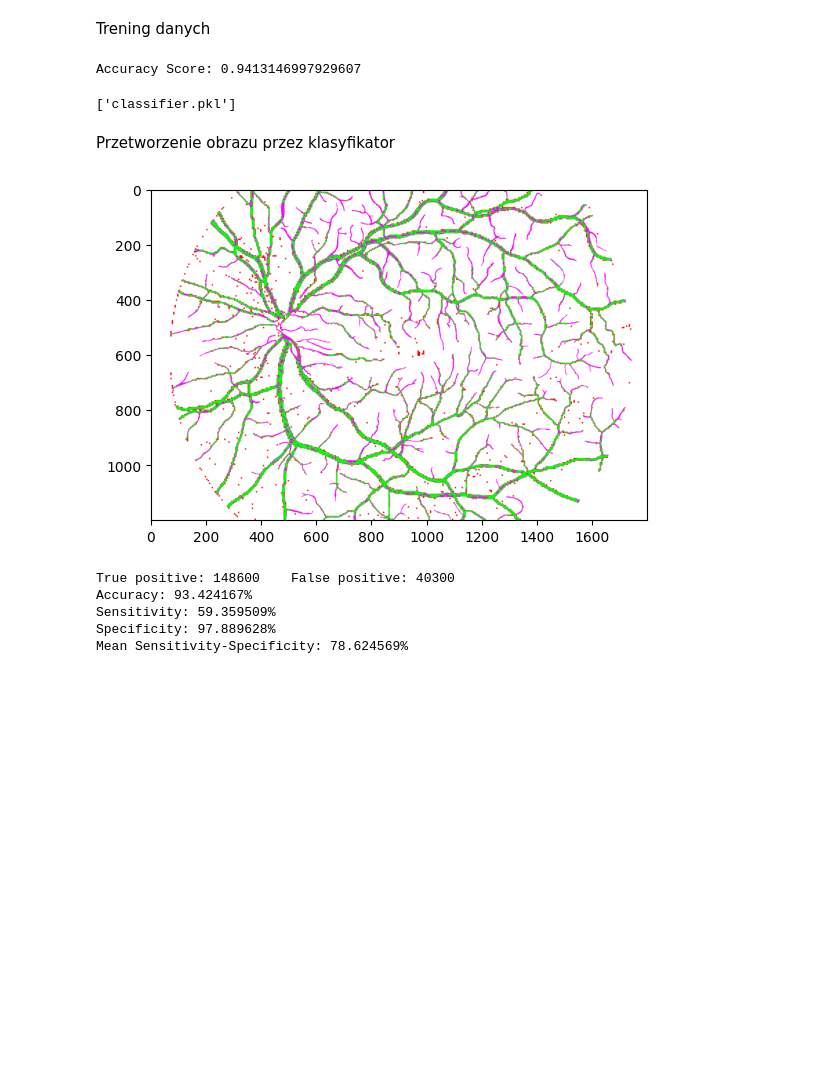
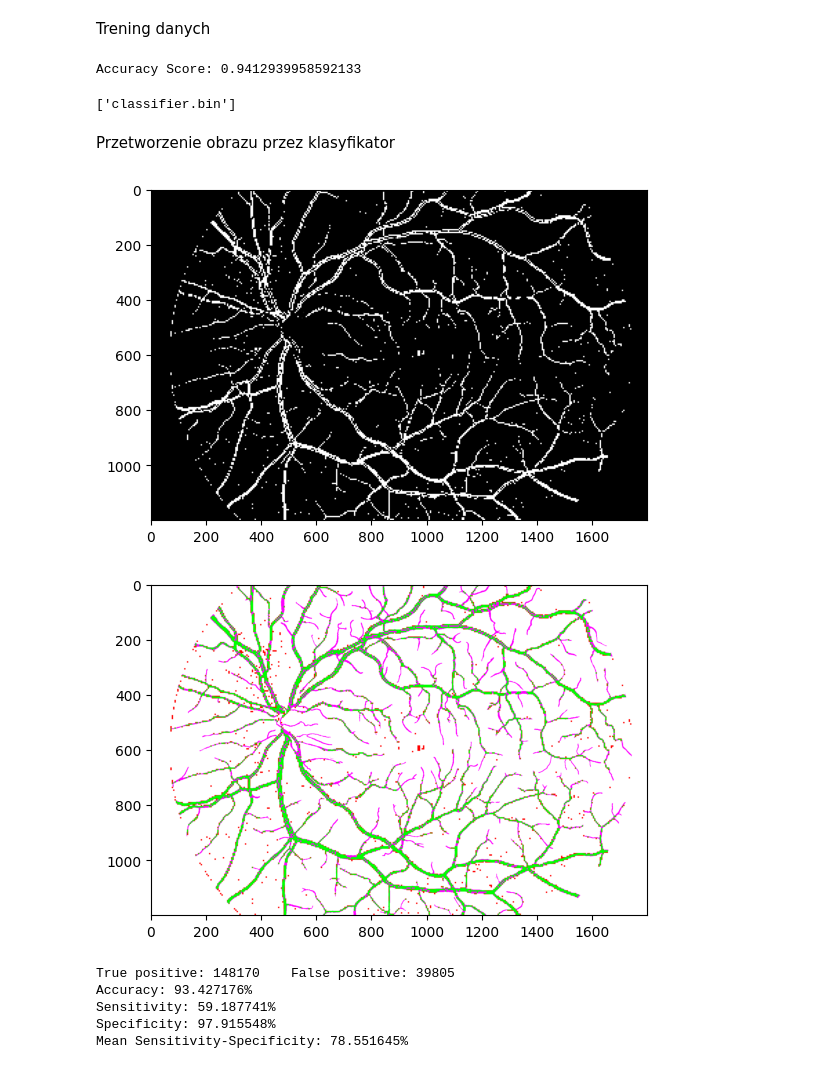
Before and after one commit to kaoiks/iwm_eye, a Jupyter notebook: iwm_eye.ipynb, the cells around one changed output. Saved outputs shown, nothing was run; the diff lists cells and outputs as text; code cells hidden in the pictures; blank space fills up the shorter version.

```diff
--- a/iwm_eye.ipynb
+++ b/iwm_eye.ipynb
@@ -214,14 +214,14 @@ accuracy_result = accuracy_score(y_test, y_predicted)
 print(f"Accuracy Score: {accuracy_result}")
 
 joblib.dump(scaler, 'scaler.bin', compress=3)
-joblib.dump(classifier, 'classifier.pkl', compress=3)
+joblib.dump(classifier, 'classifier.bin', compress=3)
 # %% [output]
-Accuracy Score: 0.9413146997929607
+Accuracy Score: 0.9412939958592133
-['classifier.pkl']
+['classifier.bin']
 # %% [markdown]
 Przetworzenie obrazu przez klasyfikator
 # %%
-classifier = joblib.load('classifier.pkl')
+classifier = joblib.load('classifier.bin')
 scaler = joblib.load('scaler.bin')
 
 image_number = "12"
@@ -256,36 +256,41 @@ x_test_transformed = scaler.transform(image_dataset)
 
 predicted_image = classifier.predict(x_test_transformed)
 
 height, width, channels = image_2.shape
 new_image = np.zeros((height, width ))
 
 for x in range(0, height, 5):
     for y in range(0, width, 5):
         new_image[x:x+5, y:y+5] = predicted_image[0]
         predicted_image = predicted_image[1:]
 
 
 normalized_image = (new_image / np.max(new_image)) * 255
 
 pil_image = Image.fromarray(normalized_image)
 pil_image = pil_image.convert('L')
 pil_image.save("predicted_machine.png")
 
 differences = confusion_matrix(normalized_image, expected_result_mask)
+
+plt.imshow(normalized_image, cmap='gray')
+plt.show()
+
 plt.imshow(differences)
 plt.show()
 
 differences = np.array(differences)
 pil_differences = Image.fromarray(differences.astype(np.uint8))
 pil_differences.save("differences_machine.png")
 
 
 image_metrics(normalized_image, expected_result_mask)
 # pil_differences.show()
 # %% [output]
-[figure, old version]
+[figure, new version]
+[figure, added]
-True positive: 148600    False positive: 40300
-Accuracy: 93.424167%
-Sensitivity: 59.359509%
-Specificity: 97.889628%
-Mean Sensitivity-Specificity: 78.624569%
+True positive: 148170    False positive: 39805
+Accuracy: 93.427176%
+Sensitivity: 59.187741%
+Specificity: 97.915548%
+Mean Sensitivity-Specificity: 78.551645%
```
Also changed, not shown: parts of 1 cell of this notebook, 6 other files.
